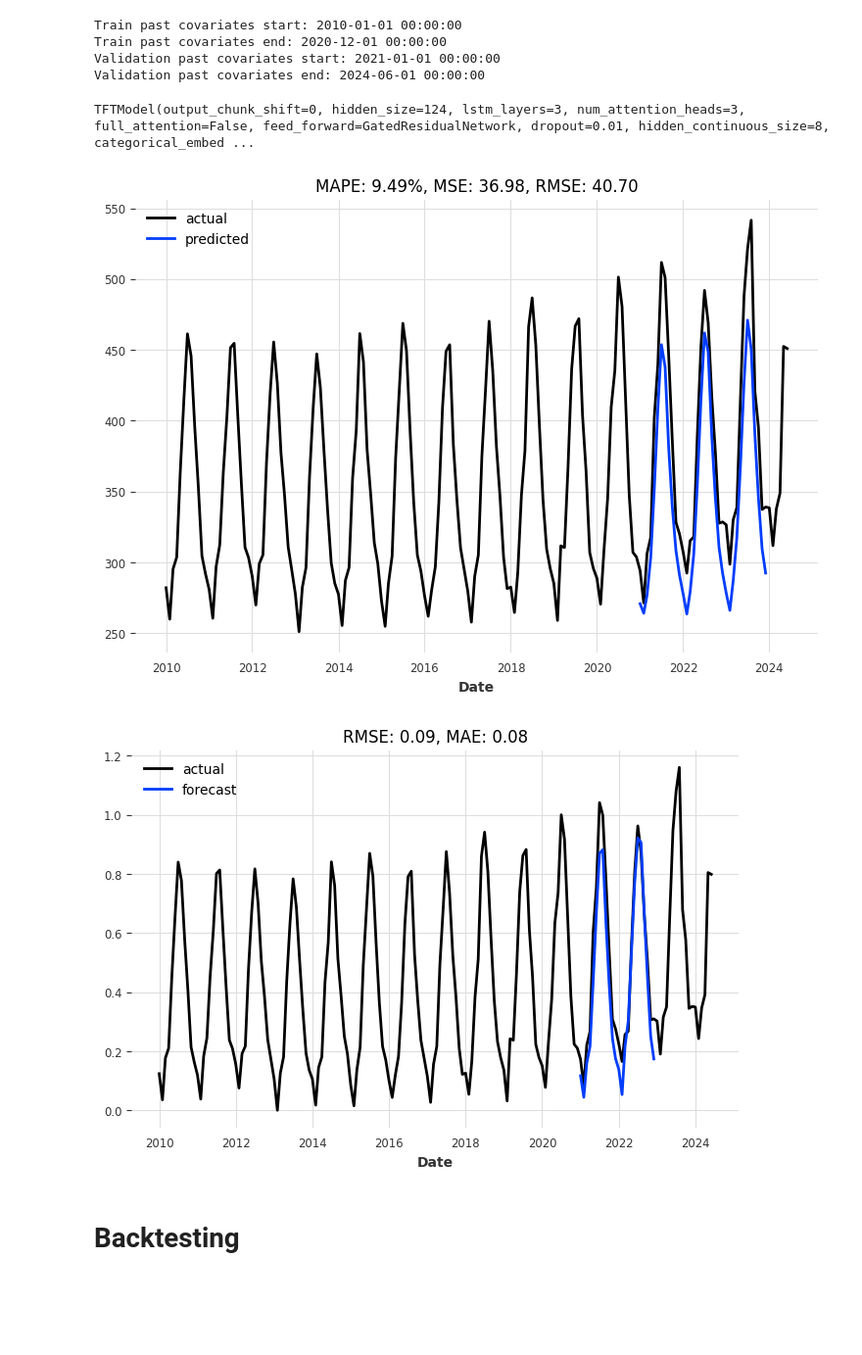
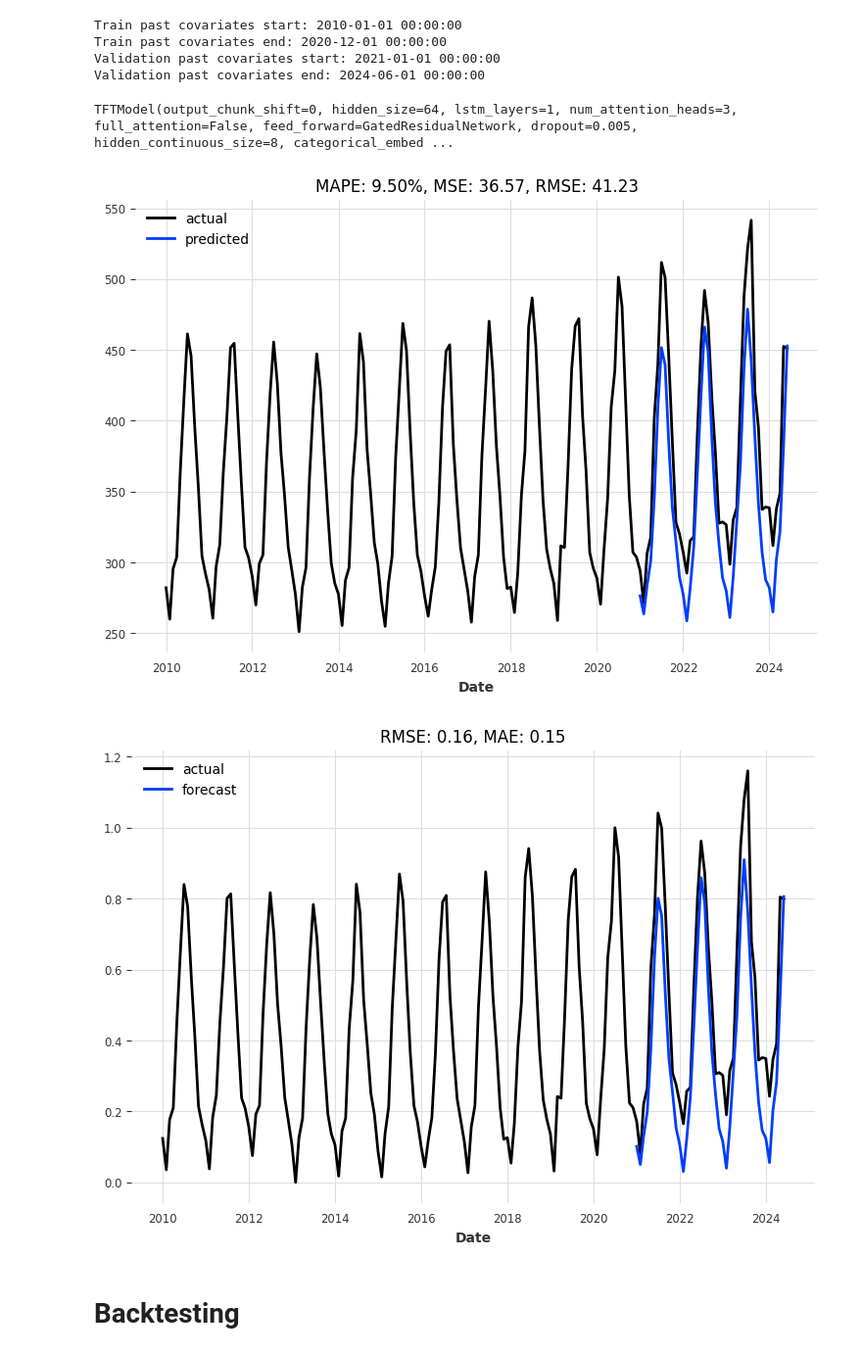
Before and after one commit to TheVeryCoolJackson/COMPSCI760-Electricity-Timeseries, a Jupyter notebook: TFT.ipynb, the cells around one changed output. Shown at 98% size. Cells and saved outputs as stored; diff of their text form; code cells hidden in the pictures; blank space fills up the shorter version.

```diff
--- a/TFT.ipynb
+++ b/TFT.ipynb
@@ -61,12 +56,7 @@ electricity_consumption
 | 173 | 2024-06-01 | 133.50 | 13.60 | 13.35 | 3.35 | ... |
 174 rows × 11 columns
 # %%
-# read immigration data
-immigration = pd.read_csv("./immigrationData/immigration_population_type.csv")
-immigration['Date'] = pd.to_datetime(immigration['Date'], format='%Y-%m-%d')
-immigration['Date'] = immigration['Date'] - pd.offsets.MonthEnd(1) + pd.offsets.Day(1)
 electricity_consumption['Date'] = pd.to_datetime(electricity_consumption['Date'], format='%Y-%m-%d')
-electricity_consumption = electricity_consumption.merge(immigration, on='Date', how='left')
 electricity_consumption
 # %% [output]
 |  | Date | Total Rainfall Mm | Mean Air Temperature in Celsius | Mean Vapour Pressure Hpa | Mean Wind Speed M/Sec | ... |
@@ -115,8 +105,8 @@ val_transformed = transformer.transform(val)
 series_transformed = transformer.transform(ts)
 
 #split past covariates
-train_past_cov_df = train_transformed.pd_dataframe()[['Days Of Wind Gust >= 24 Knots in Day', 'Mean Air Temperature in Celsius', 'Mean Vapour Pressure Hpa', 'Total Rainfall Mm', 'Count_x']]
-val_past_cov_df = val_transformed.pd_dataframe()[['Days Of Wind Gust >= 24 Knots in Day', 'Mean Air Temperature in Celsius', 'Mean Vapour Pressure Hpa', 'Total Rainfall Mm', 'Count_x']]
+train_past_cov_df = train_transformed.pd_dataframe()[['Days Of Wind Gust >= 24 Knots in Day', 'Mean Air Temperature in Celsius', 'Mean Vapour Pressure Hpa', 'Total Rainfall Mm']]
+val_past_cov_df = val_transformed.pd_dataframe()[['Days Of Wind Gust >= 24 Knots in Day', 'Mean Air Temperature in Celsius', 'Mean Vapour Pressure Hpa', 'Total Rainfall Mm']]
 
 train_past_cov_df = train_past_cov_df.apply(lambda col: col.fillna(col.mean()))
 val_past_cov_df = val_past_cov_df.apply(lambda col: col.fillna(col.mean()))
@@ -159,10 +149,10 @@ forecast_horizon = 48
 my_model = TFTModel(
     input_chunk_length=input_chunk_length,
     output_chunk_length=forecast_horizon,
-    hidden_size=124,
-    lstm_layers=3,
+    hidden_size=64,
+    lstm_layers=1,
     num_attention_heads=3,
-    dropout=0.01,
+    dropout=0.005,
     batch_size=30,
     n_epochs=300,
     add_relative_index=False,
@@ -177,7 +167,7 @@ my_model = TFTModel(
 # %%
 my_model.fit(train_target, past_covariates = train_past_cov, verbose=True)
 # %% [output]
-TFTModel(output_chunk_shift=0, hidden_size=124, lstm_layers=3, num_attention_heads=3, full_attention=False, feed_forward=GatedResidualNetwork, dropout=0.01, hidden_continuous_size=8, categorical_embed ...
+TFTModel(output_chunk_shift=0, hidden_size=64, lstm_layers=1, num_attention_heads=3, full_attention=False, feed_forward=GatedResidualNetwork, dropout=0.005, hidden_continuous_size=8, categorical_embed ...
 # %%
 from darts.metrics import mape, mae, rmse
 # %%
@@ -206,22 +196,22 @@ def eval_model(model, n, actual_series, val_series):
     plt.title("MAPE: {:.2f}%, MSE: {:.2f}, RMSE: {:.2f}".format(mape_val, mae_val, rmse_val))
     plt.legend()
 
-eval_model(my_model, 36, series_transformed, val_target_og)
+eval_model(my_model, 42, series_transformed, val_target_og)
 # %% [output]
-[figure, old version]
+[figure, new version]
 # %%
 def eval_model(model):
-    pred_series = model.predict(n=24)
-    plt.figure(figsize=(8, 5))
+    pred_series = model.predict(n=42)
+    plt.figure(figsize=(9, 6))
     series_transformed['Est. Total consumption (GWh)'].plot(label="actual")
     pred_series['Est. Total consumption (GWh)'].plot(label="forecast")
     plt.title("RMSE: {:.2f}, MAE: {:.2f}".format(rmse(val_target, pred_series), mae(val_target, pred_series)))
     plt.legend()
     return pred_series
 
 pred_series_transformed = eval_model(my_model)
 # %% [output]
-[figure, old version]
+[figure, new version]
 # %% [markdown]
 # Backtesting
 # %%
```
Also changed, not shown: parts of 5 cells of this notebook.
